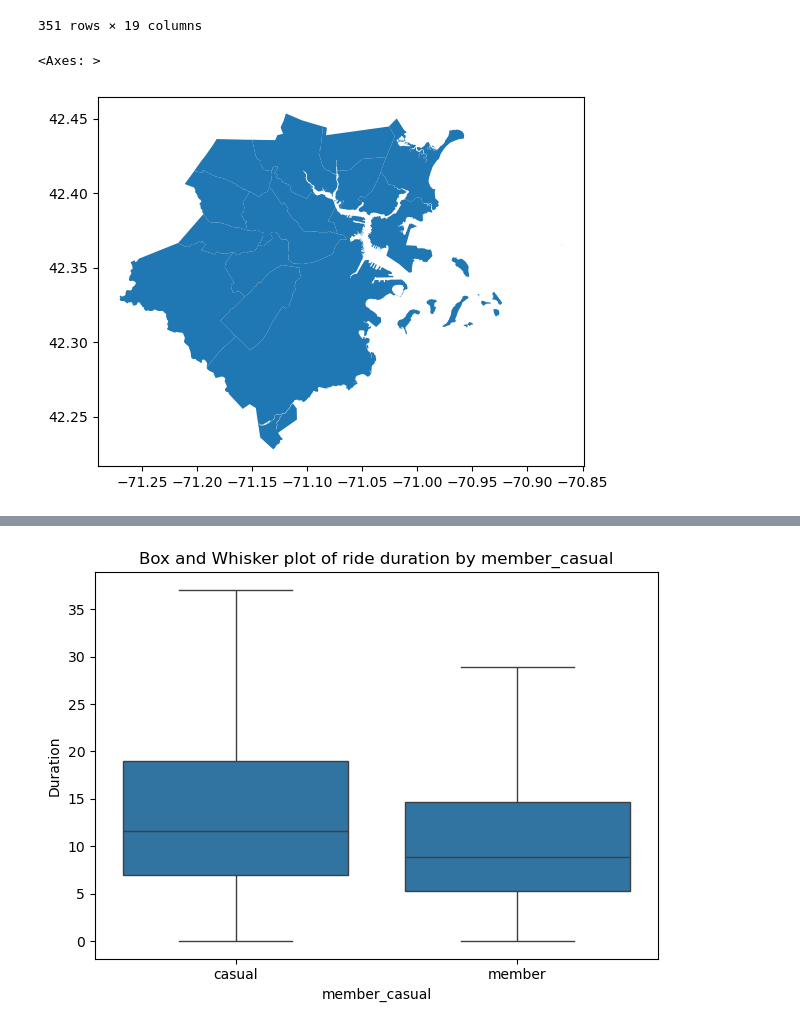
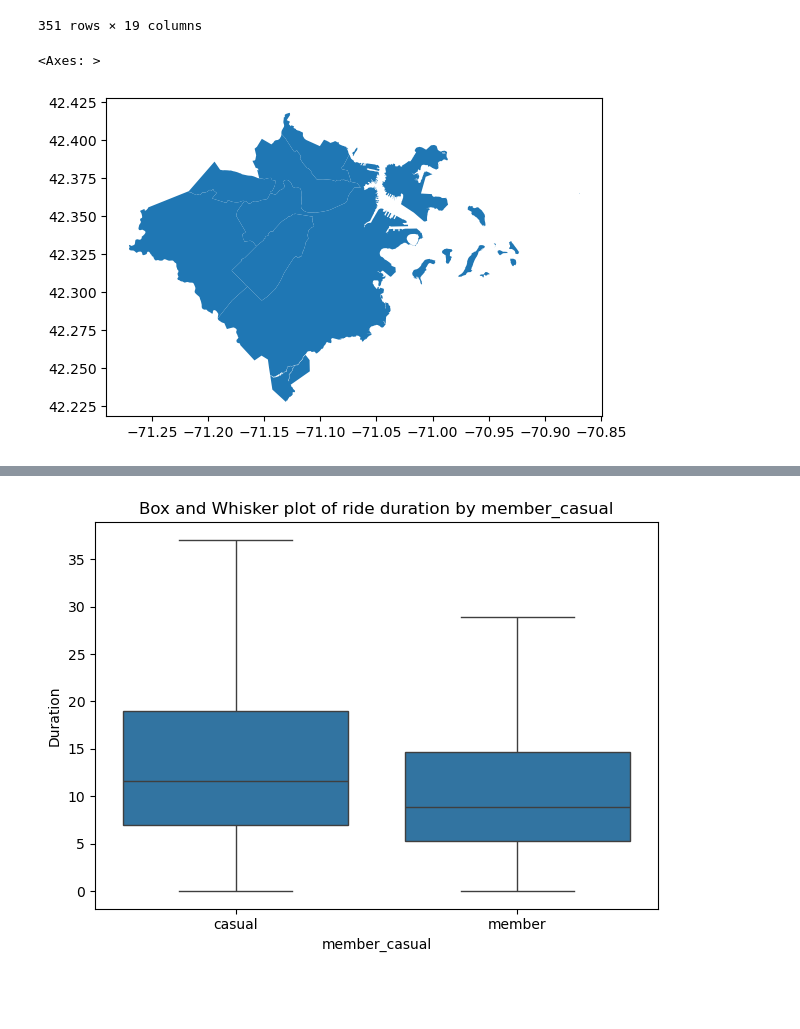
Before and after one commit to KenneDW/DS4200-Bike-Project, a Jupyter notebook: viz_experiments.ipynb, the cells around one changed output, grey strips where cells are left out. Drawn from its saved outputs; the diff is of its cells as text; code cells hidden in the pictures; blank space fills up the shorter version.

```diff
--- a/viz_experiments.ipynb
+++ b/viz_experiments.ipynb
@@ -75,16 +76,15 @@ mass
 | 350 | BLANDFORD | 33 | T | HAMPDEN | 25013 | 2 | 636 | 863 | 1038 | 1187 | 1214 | ... |
 351 rows × 19 columns
 # %%
-TOWNS = ["BOSTON", "BROOKLINE", "NEWTON", "CAMBRIDGE", "WATERTOWN", "SOMERVILLE", "BELMONT",
-         "ARLINGTON", "SOMERVILLE", "MEDFORD", "MALDEN", "EVERETT", "CHELSEA", "REVERE"]
+TOWNS = ["BOSTON", "BROOKLINE", "NEWTON", "CAMBRIDGE", "WATERTOWN", "SOMERVILLE"]
 
 map = mass[mass["TOWN"].isin(TOWNS)]
 
 map.plot()
 # plt.scatter(stations["Long"], stations["Lat"])
 # %% [output]
 <Axes: >
-[figure, old version]
+[figure, new version]
 # %%
 start = stations[stations["NAME"] == "Ruggles T Stop - Columbus Ave at Melnea Cass Blvd"]
 start
```
Also changed, not shown: parts of 6 cells of this notebook.
